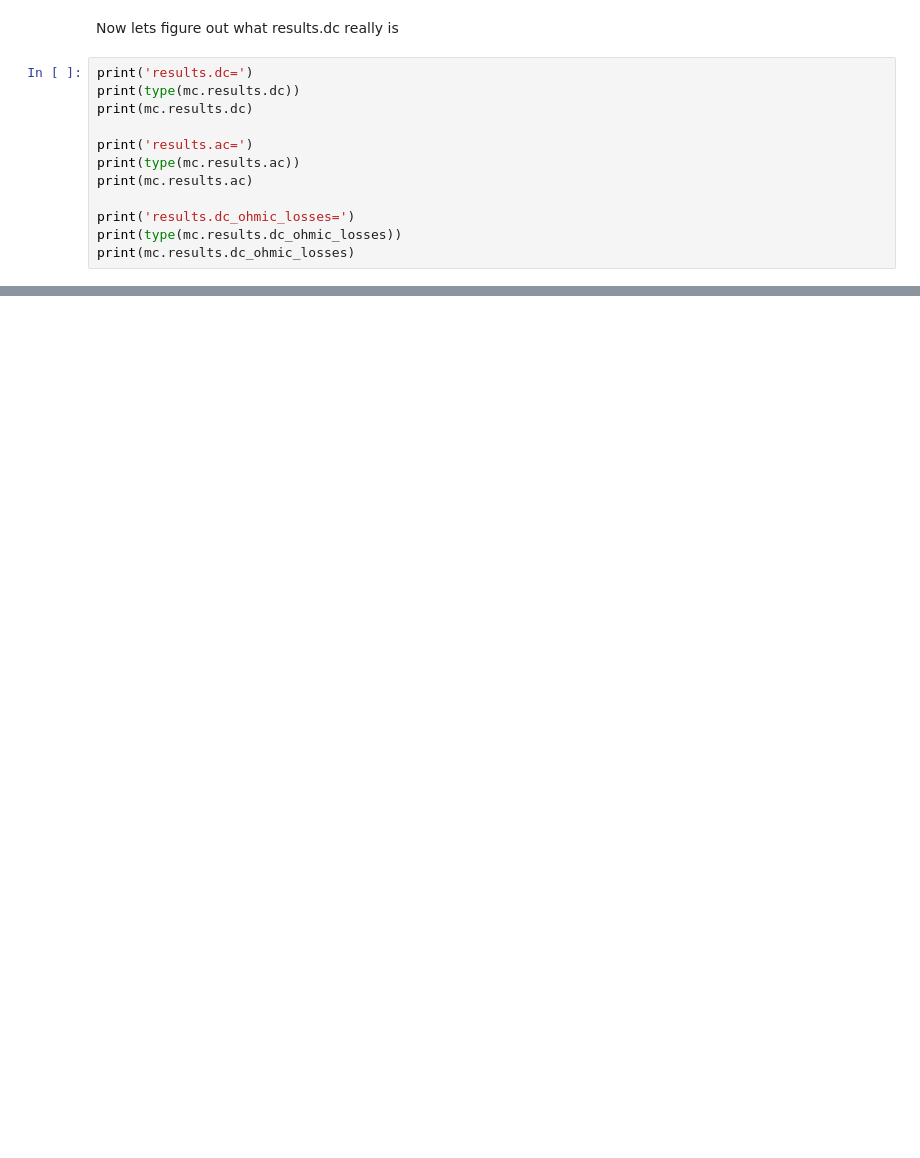
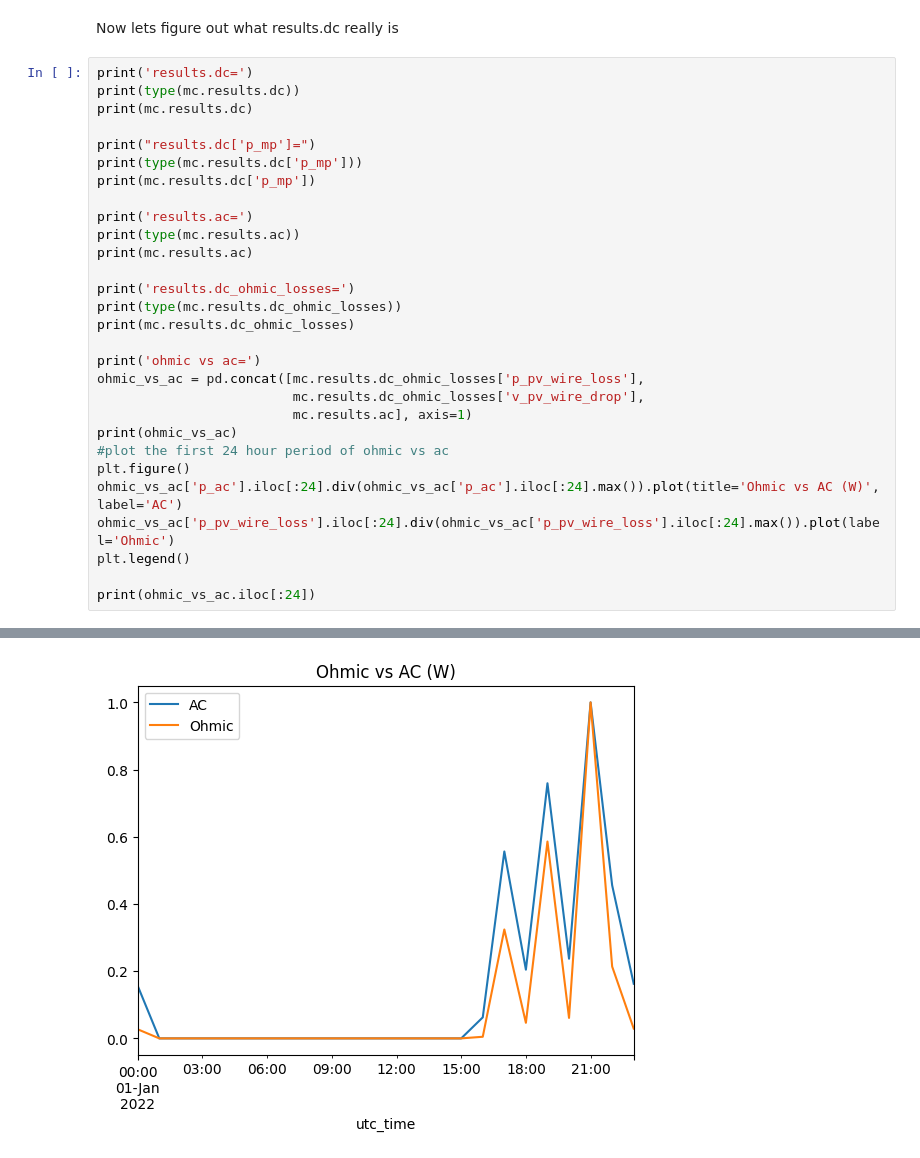
Before and after one commit to natecostello/pv-partial-shading, a Jupyter notebook: pvlib-modelchain-exploration.ipynb, the cells around one changed output, grey strips where cells are left out. Saved outputs shown, nothing was run; the diff lists cells and outputs as text; blank space fills up the shorter version.

```diff
--- a/pvlib-modelchain-exploration.ipynb
+++ b/pvlib-modelchain-exploration.ipynb
@@ -122,6 +159,10 @@ Now lets figure out what results.dc really is
 print('results.dc=')
 print(type(mc.results.dc))
 print(mc.results.dc)
+
+print("results.dc['p_mp']=")
+print(type(mc.results.dc['p_mp']))
+print(mc.results.dc['p_mp'])
 
 print('results.ac=')
 print(type(mc.results.ac))
@@ -130,6 +171,19 @@ print(mc.results.ac)
 print('results.dc_ohmic_losses=')
 print(type(mc.results.dc_ohmic_losses))
 print(mc.results.dc_ohmic_losses)
+
+print('ohmic vs ac=')
+ohmic_vs_ac = pd.concat([mc.results.dc_ohmic_losses['p_pv_wire_loss'],
+                         mc.results.dc_ohmic_losses['v_pv_wire_drop'],
+                         mc.results.ac], axis=1)
+print(ohmic_vs_ac)
+#plot the first 24 hour period of ohmic vs ac
+plt.figure()
+ohmic_vs_ac['p_ac'].iloc[:24].div(ohmic_vs_ac['p_ac'].iloc[:24].max()).plot(title='Ohmic vs AC (W)', label='AC')
+ohmic_vs_ac['p_pv_wire_loss'].iloc[:24].div(ohmic_vs_ac['p_pv_wire_loss'].iloc[:24].max()).plot(label='Ohmic')
+plt.legend()
+
+print(ohmic_vs_ac.iloc[:24])
 # %% [output]
 results.dc=
 <class 'pandas.core.frame.DataFrame'>
@@ -150,0 +205 @@ Name: i_mp, Length: 8760, dtype: float64
+[figure, added]
```
Also changed, not shown: parts of 9 cells of this notebook.
